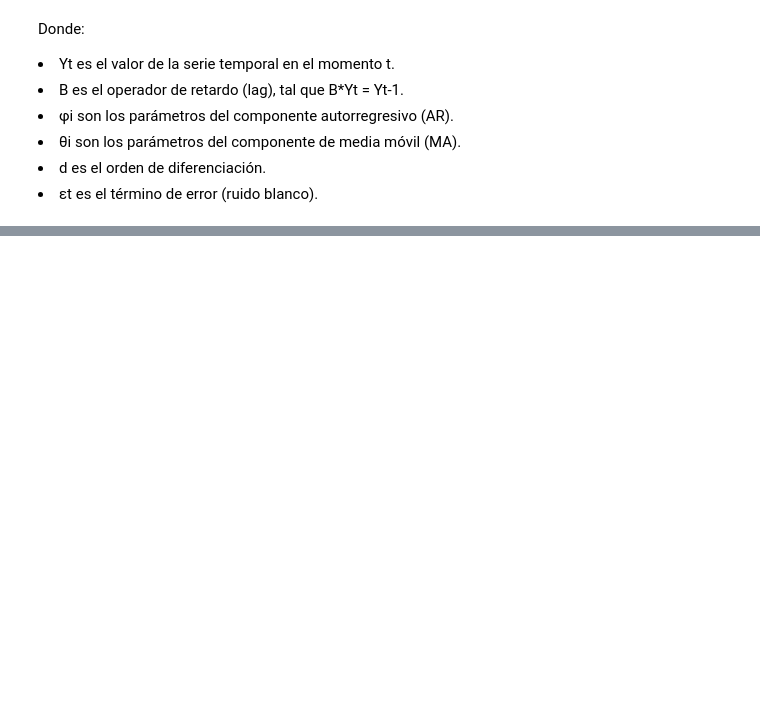
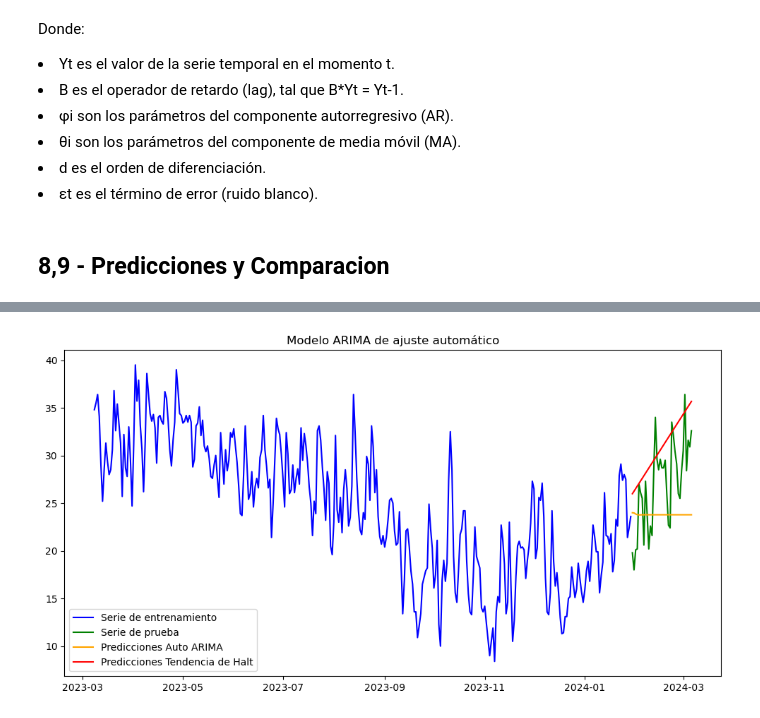
Before and after one commit to PabloPaezSheridan/TemporalSeries, a Jupyter notebook: Solution/PabloPaez_ArgetinianMetherologicalSeries.ipynb, the cells around one changed output, grey strips where cells are left out. Drawn from its saved outputs; the diff is of its cells as text; code cells hidden in the pictures; blank space fills up the shorter version.

```diff
--- a/Solution/PabloPaez_ArgetinianMetherologicalSeries.ipynb
+++ b/Solution/PabloPaez_ArgetinianMetherologicalSeries.ipynb
@@ -282,13 +282,13 @@ auto_model = pm.auto_arima(gold_rosario_temperature_train, start_p=0, start_q=0,
 print(auto_model.summary())
 
 fitted_values = auto_model.predict_in_sample()
-predictions = auto_model.predict(n_periods=len(gold_rosario_temperature_test))
+auto_arima_predictions = auto_model.predict(n_periods=len(gold_rosario_temperature_test))
 
 plt.figure(figsize=(12, 6))
 plt.plot(gold_rosario_temperature_train, label='Serie de entrenamiento', color='blue')
 plt.plot(gold_rosario_temperature_test.index, gold_rosario_temperature_test, label='Serie de prueba', color='green')
 plt.plot(gold_rosario_temperature_train.index, fitted_values, color='red', label='Valores ajustados')
-plt.plot(gold_rosario_temperature_test.index, predictions, color='orange', label='Predicciones')
+plt.plot(gold_rosario_temperature_test.index, auto_arima_predictions, color='orange', label='Predicciones')
 plt.title('Modelo ARIMA de ajuste automático')
 plt.legend()
 plt.show()
@@ -330,3 +332,26 @@ Donde:
 <li>θi son los parámetros del componente de media móvil (MA).
 <li>d es el orden de diferenciación.
 <li>εt es el término de error (ruido blanco).
+# %% [markdown]
+<h2>8,9 - Predicciones y Comparacion</h2>
+# %%
+comparison_table = pd.DataFrame({
+    'Valor Real': gold_rosario_temperature_test,
+    'Auto ARIMA': auto_arima_predictions,
+    'Exponencial con tendencia de Halt': holt_forecast
+})
+
+print(tabulate(comparison_table, headers='keys', tablefmt='psql'))
+
+fitted_values = auto_model.predict_in_sample()
+auto_arima_predictions = auto_model.predict(n_periods=len(gold_rosario_temperature_test))
+
+plt.figure(figsize=(12, 6))
+plt.plot(gold_rosario_temperature_train, label='Serie de entrenamiento', color='blue')
+plt.plot(gold_rosario_temperature_test.index, gold_rosario_temperature_test, label='Serie de prueba', color='green')
+plt.plot(gold_rosario_temperature_test.index, auto_arima_predictions, color='orange', label='Predicciones Auto ARIMA')
+plt.plot(gold_rosario_temperature_test.index, holt_forecast, color='red', label='Predicciones Tendencia de Halt')
+plt.title('Modelo ARIMA de ajuste automático')
+plt.legend()
+plt.show()
+# %% [output]
@@ -332,0 +375 @@ Donde:
+[figure, added]
```
Also changed, not shown: parts of 6 cells of this notebook.
